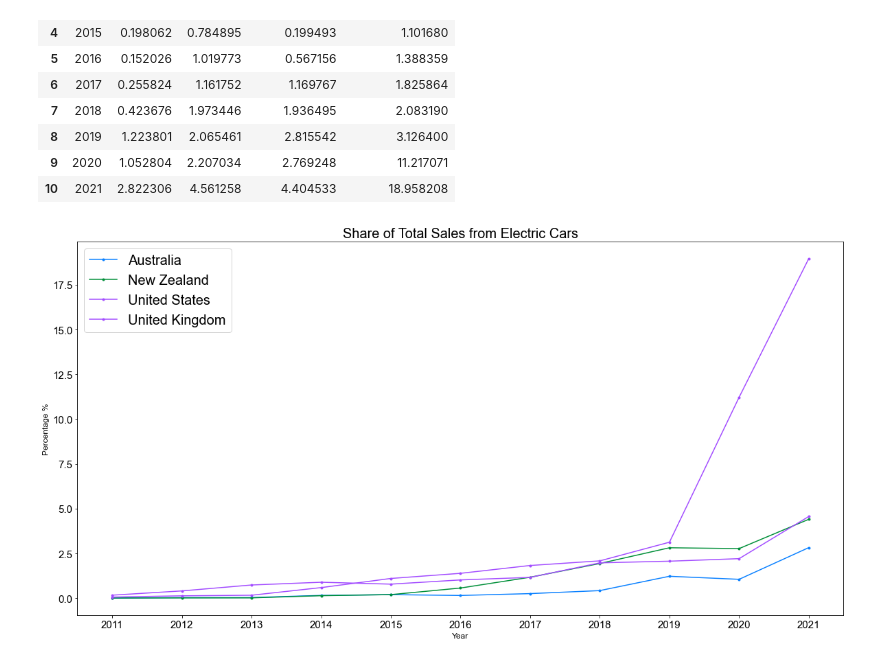
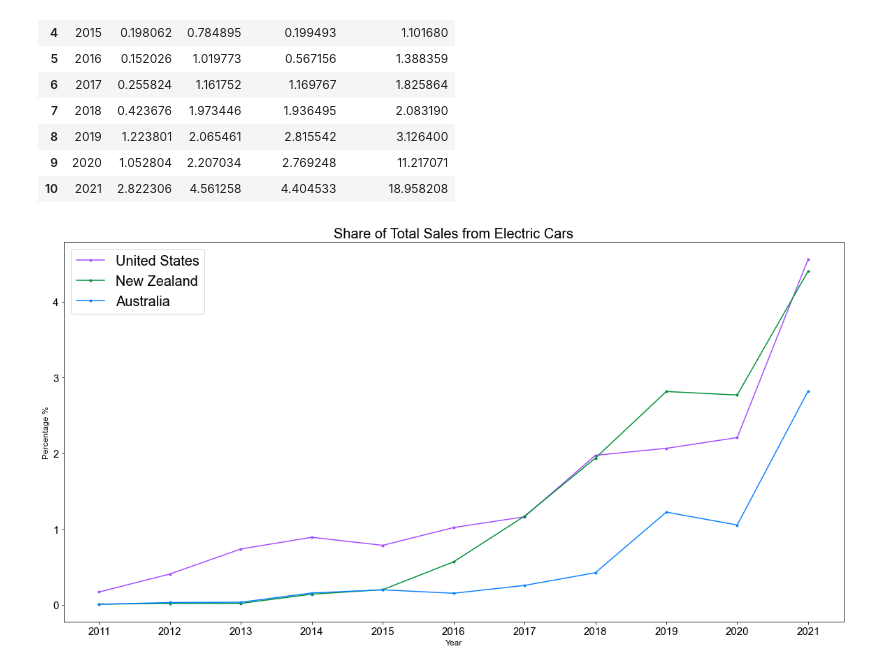
Before and after one commit to aaroln/ev, a Jupyter notebook: presentation.ipynb, the cells around one changed output. Cells and saved outputs as stored; diff of their text form; code cells hidden in the pictures.

```diff
--- a/presentation.ipynb
+++ b/presentation.ipynb
@@ -425,23 +425,18 @@ total
 # %%
 years = list(range(2011, 2022))
 
 plt.title('Share of Total Sales from Electric Cars', fontsize=20)
+plt.plot(total.year, total.USA1, '.-', color='#a34dff', label='United States')
+plt.plot(total.year, total['New Zealand1'], '.-', color='#008F39', label='New Zealand')
 plt.plot(total.year, total.Australia1, '.-', color='#0a81ff', label='Australia')
-plt.plot(total.year, total['New Zealand1'], '.-', color='#008F39', label='New Zealand')
-plt.plot(total.year, total.USA1, '.-', color='#a34dff', label='United States')
-plt.plot(total.year, total['United Kingdom1'], '.-', color='#a34dff', label='United Kingdom')
-
-
-
-
 
 plt.xticks(years)
 plt.xlabel('Year', fontsize=12)
 
 plt.ylabel('Percentage %', fontsize=12)
 
 plt.legend(loc='upper left', prop={'size':20})
 
 plt.show()
 # %% [output]
-[figure, old version]
+[figure, new version]
```
